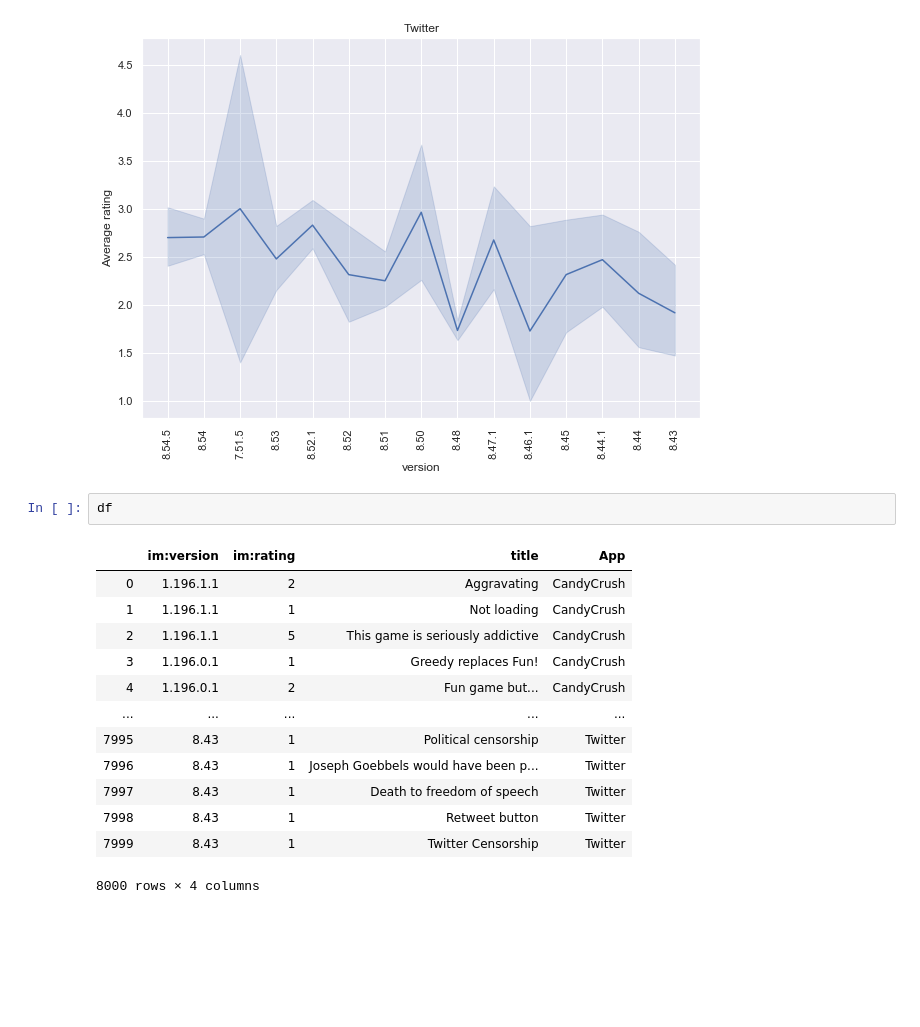
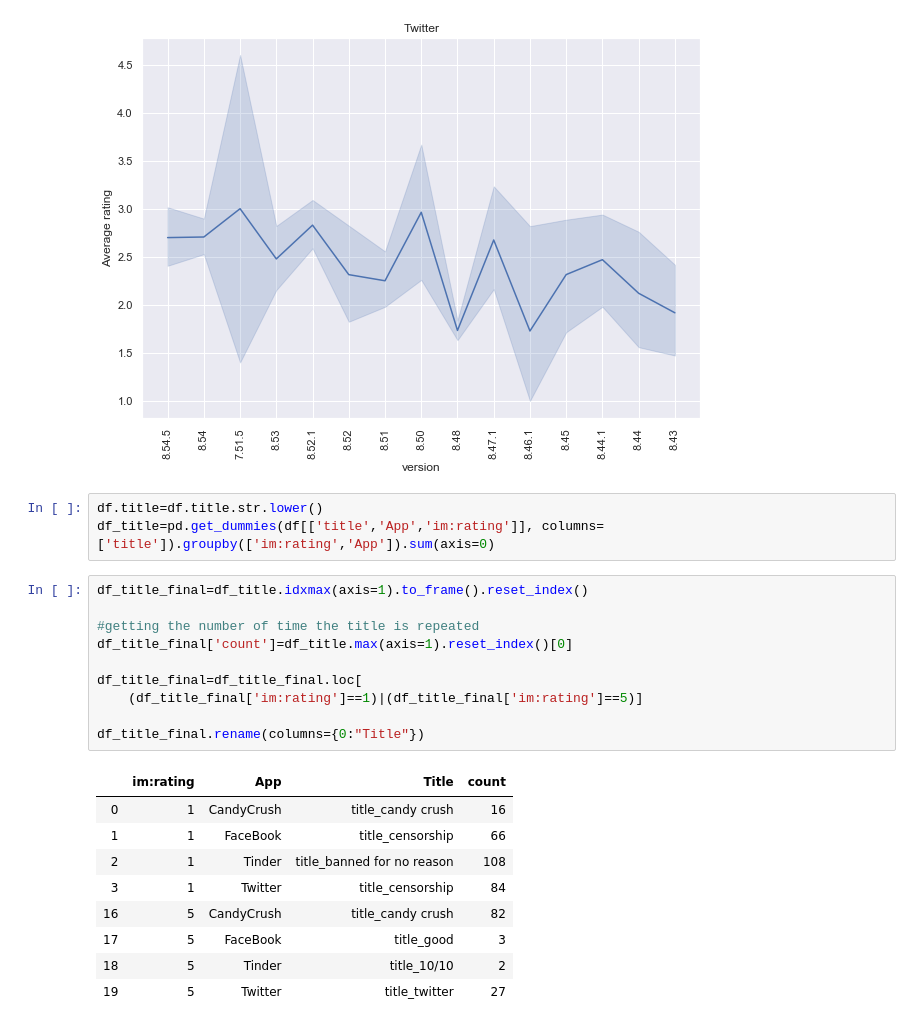
Before and after one commit to cb-ds-1/4-5-web-data, a Jupyter notebook: workshop.ipynb, the cells around one changed output. Cells and saved outputs as stored; diff of their text form; blank space fills up the shorter version.

```diff
--- a/workshop.ipynb
+++ b/workshop.ipynb
@@ -225,22 +225,29 @@ for app in app_list:
 [figure]
 [figure]
 [figure]
-# %%
-df
-# %% [output]
-|  | im:version | im:rating | title | App |
-| 0 | 1.196.1.1 | 2 | Aggravating | CandyCrush |
-| 1 | 1.196.1.1 | 1 | Not loading | CandyCrush |
-| 2 | 1.196.1.1 | 5 | This game is seriously addictive | CandyCrush |
-| 3 | 1.196.0.1 | 1 | Greedy replaces Fun! | CandyCrush |
-| 4 | 1.196.0.1 | 2 | Fun game but... | CandyCrush |
-| ... | ... | ... | ... | ... |
-| 7995 | 8.43 | 1 | Political censorship | Twitter |
-| 7996 | 8.43 | 1 | Joseph Goebbels would have been p... | Twitter |
-| 7997 | 8.43 | 1 | Death to freedom of speech | Twitter |
-| 7998 | 8.43 | 1 | Retweet button | Twitter |
-| 7999 | 8.43 | 1 | Twitter Censorship | Twitter |
-8000 rows × 4 columns
+# %%
+df.title=df.title.str.lower()
+df_title=pd.get_dummies(df[['title','App','im:rating']], columns=['title']).groupby(['im:rating','App']).sum(axis=0)
+# %%
+df_title_final=df_title.idxmax(axis=1).to_frame().reset_index()
+
+#getting the number of time the title is repeated
+df_title_final['count']=df_title.max(axis=1).reset_index()[0]
+
+df_title_final=df_title_final.loc[
+    (df_title_final['im:rating']==1)|(df_title_final['im:rating']==5)]
+
+df_title_final.rename(columns={0:"Title"})
+# %% [output]
+|  | im:rating | App | Title | count |
+| 0 | 1 | CandyCrush | title_candy crush | 16 |
+| 1 | 1 | FaceBook | title_censorship | 66 |
+| 2 | 1 | Tinder | title_banned for no reason | 108 |
+| 3 | 1 | Twitter | title_censorship | 84 |
+| 16 | 5 | CandyCrush | title_candy crush | 82 |
+| 17 | 5 | FaceBook | title_good | 3 |
+| 18 | 5 | Tinder | title_10/10 | 2 |
+| 19 | 5 | Twitter | title_twitter | 27 |
 # %% [markdown]
 # 3 (STRETCH) IMDB scraping
 
```
